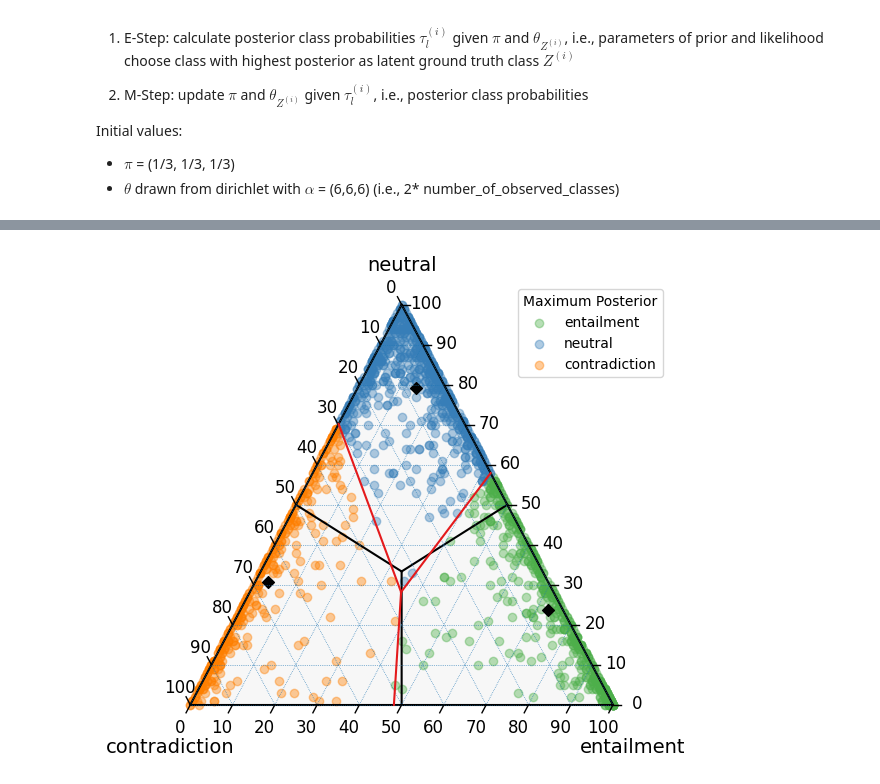
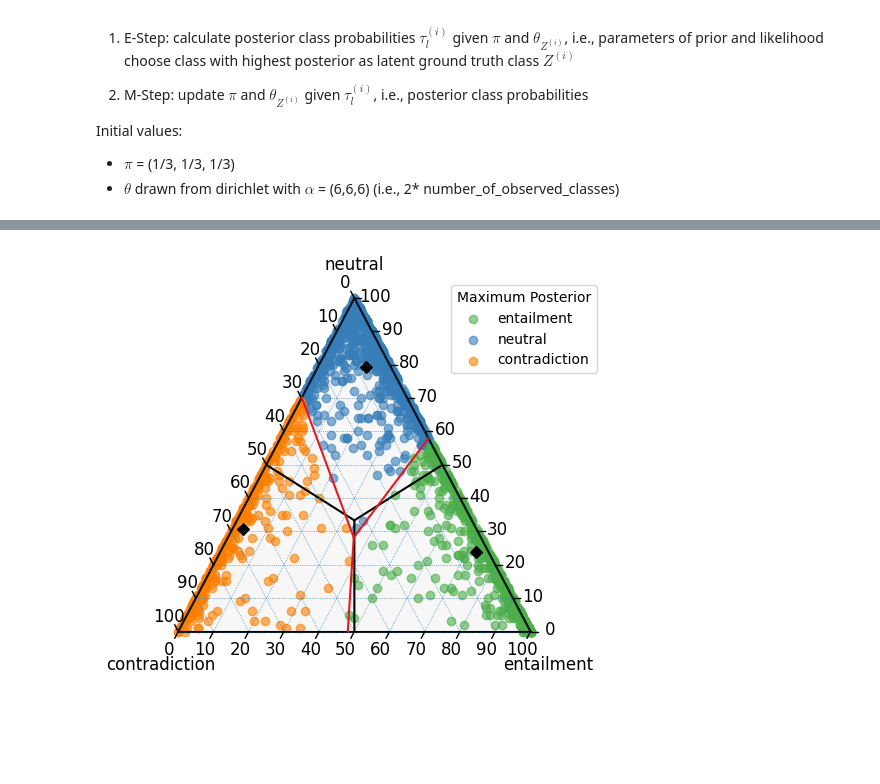
Before and after one commit to corneliagru/label-variation-nli, a Jupyter notebook: notebooks/1_bayesian_mixture_model.ipynb, the cells around one changed output, grey strips where cells are left out. Drawn from its saved outputs; the diff is of its cells as text; code cells hidden in the pictures; blank space fills up the shorter version.

```diff
--- a/notebooks/1_bayesian_mixture_model.ipynb
+++ b/notebooks/1_bayesian_mixture_model.ipynb
@@ -97,19 +98,20 @@ lc = [literal_eval(x) for x in lc]
 # %%
 df_snli['z_hat'] = max_posterior_label(tau_matched)
 
 labels = ['e', 'n', 'c']
 colors = [ CB_color_cycle[2], CB_color_cycle[0], CB_color_cycle[1]]
 labels_text = ['entailment', 'neutral', 'contradiction']
 
-figure, tax  = ternary_plot(lc, tau_matched, pi_matched, theta_matched, scatter_visible=False, all=False, alpha=0.4, fontsize = 14, tick_fontsize = 12, label_offset = -0.01)
+figure, tax = plot_ternary_axes(size = 5)
+tax = plot_ternary_bounds(tax, pi = pi_matched, theta=theta_matched)
+
 for label, color, text in zip(labels, colors, labels_text):
     lc = df_snli.loc[df_snli['z_hat'] == label, 'label_count'].values.tolist()
     lc = [literal_eval(x) for x in lc]
-    tax.scatter(lc, alpha = 0.4, color = color, label = text)
+    tax.scatter(lc, alpha = 0.6, color = color, label = text)
 tax.scatter(theta_matched*100, color = 'black', marker='D')
 tax.legend(title = 'Maximum Posterior', bbox_to_anchor=(0.75, 1), loc='upper left', borderaxespad=0)
-#tax._redraw_labels()
 
 figure.savefig("../figs/scatter_latent.png", bbox_inches='tight', dpi=300)
 # %% [output]
-[figure, old version]
+[figure, new version]
```
Also changed, not shown: parts of 2 cells of this notebook, 12 other files.
